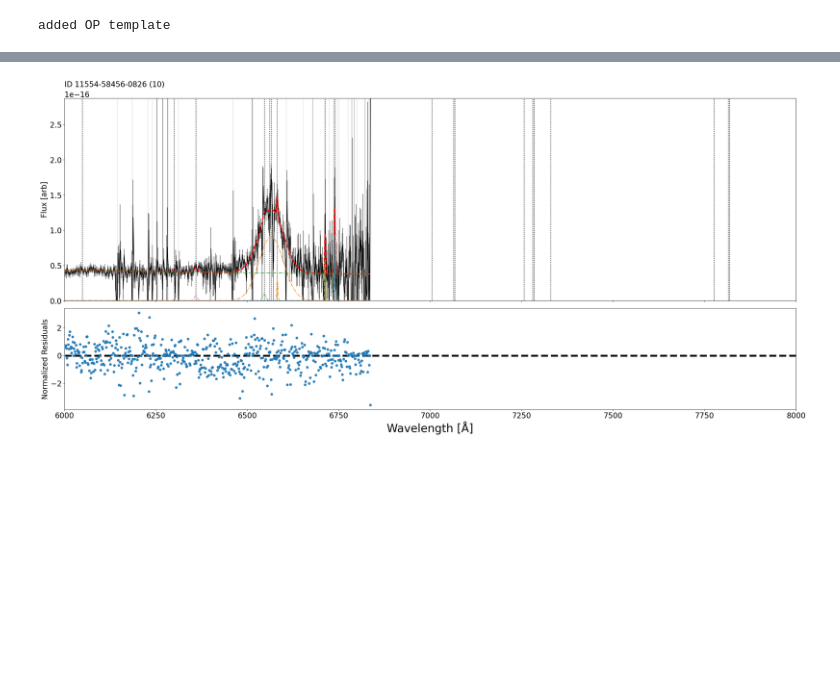
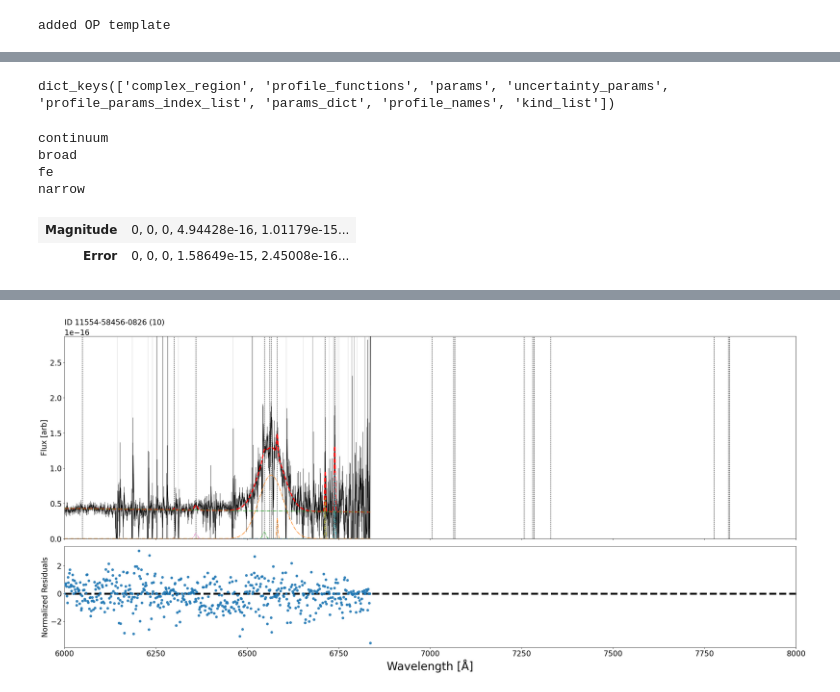
Before and after one commit to felavila/sheap, a Jupyter notebook: notebooks/test_dev/read_save_test.ipynb, the cells around one changed output, grey strips where cells are left out. Saved outputs shown, nothing was run; the diff lists cells and outputs as text; code cells hidden in the pictures; blank space fills up the shorter version.

Commit message:
new rutines & error handling

```diff
--- a/notebooks/test_dev/read_save_test.ipynb
+++ b/notebooks/test_dev/read_save_test.ipynb
@@ -200,7 +200,7 @@ sheapclass.build_region(6000,8000,n_broad=1)
 # %% [output]
 added OP template
 # %%
-sheapclass.fit_region(num_steps_list=[1000,1000])
+sheapclass.fit_region(num_steps_list=[100,100])
 # %% [output]
 Fitting 225 spectra
 STEP1
@@ -209,0 +211,2 @@ learning_rate: 0.01 num_steps: 1000 non_optimize_in_axis: 4
+# %%
+parameterestimation = ParameterEstimation(sheapclass)
@@ -209,0 +349,17 @@ learning_rate: 0.01 num_steps: 1000 non_optimize_in_axis: 4
+# %%
+parameterestimation.complex_region_class.to_dict().keys()
+# %% [output]
+dict_keys(['complex_region', 'profile_functions', 'params', 'uncertainty_params', 'profile_params_index_list', 'params_dict', 'profile_names', 'kind_list'])
+# %%
+for i in  set([i.kind for i in parameterestimation.complex_region]):
+    print(i)
+# %% [output]
+continuum
+broad
+fe
+narrow
+# %%
+parameterestimation.compute_flux_wu()
+# %% [output]
+| Magnitude | 0, 0, 0, 4.94428e-16, 1.01179e-15... |
+| Error | 0, 0, 0, 1.58649e-15, 2.45008e-16... |
```
Also changed, not shown: parts of 46 cells of this notebook, 7 other files.
